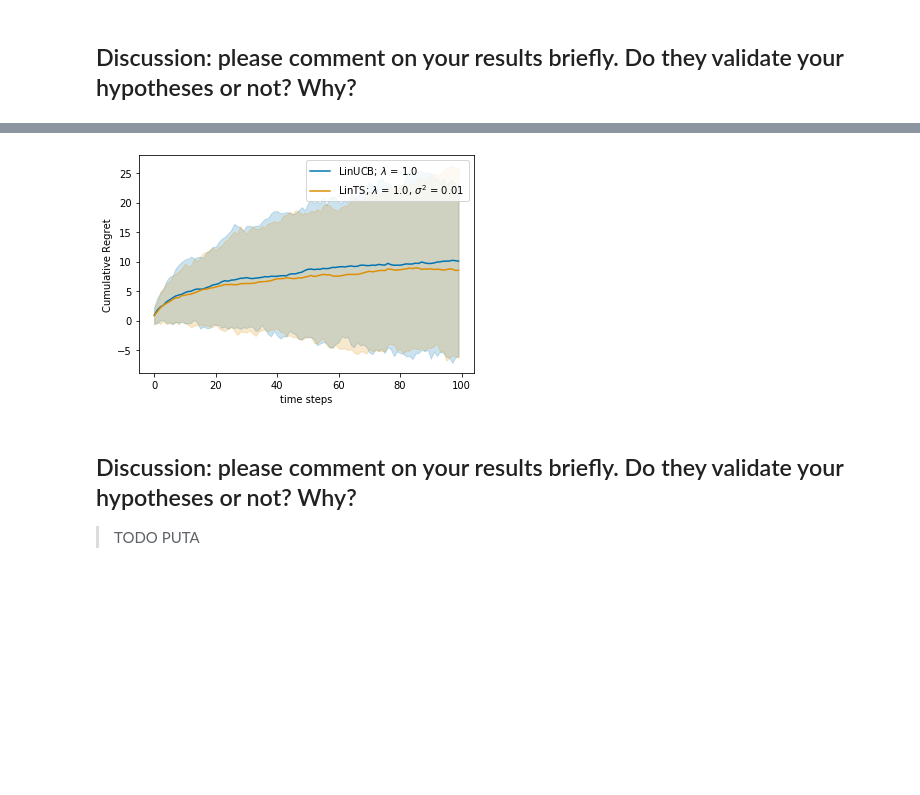
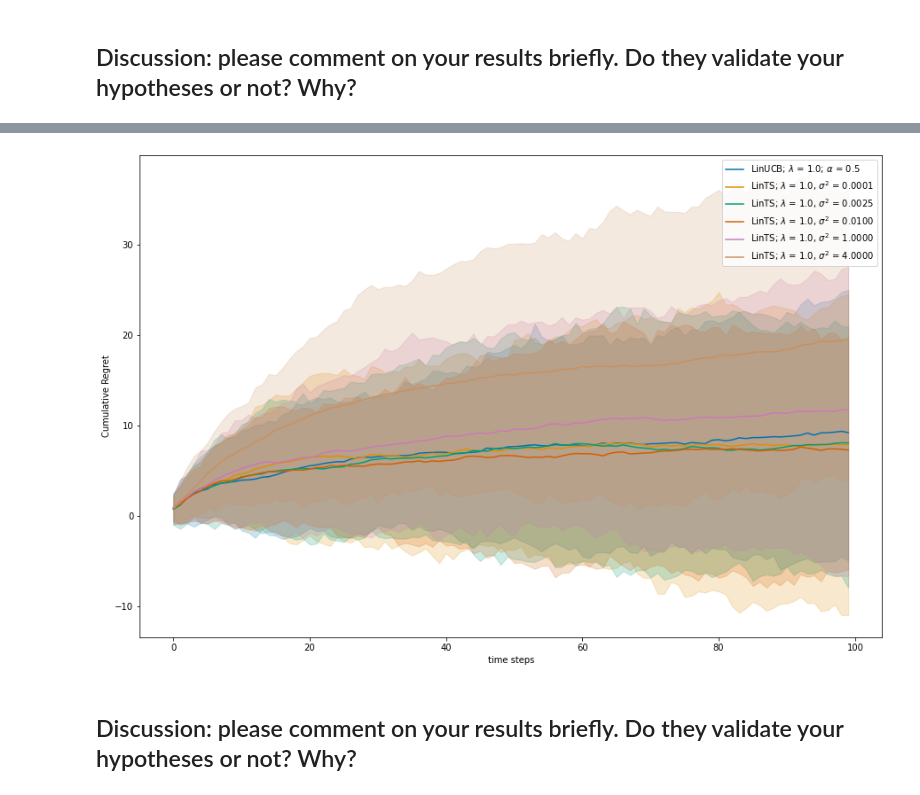
Before and after one commit to EugeneSel/linear-bandits, a Jupyter notebook: StochasticLinearBandits-2021-TBC.ipynb, the cells around one changed output, grey strips where cells are left out. Cells and saved outputs as stored; diff of their text form; code cells hidden in the pictures; blank space fills up the shorter version.

```diff
--- a/StochasticLinearBandits-2021-TBC.ipynb
+++ b/StochasticLinearBandits-2021-TBC.ipynb
@@ -342,7 +342,7 @@ class LinTS(Agent):
                         / (self.sigma ** 2 + a.T @ self.Sigma @ a)
 
     def name(self):
-        name = "LinTS; $\lambda$ = {:.1f}, $\sigma^2$ = {:.2f}".format(self.lambda_reg, self.sigma ** 2)
+        name = "LinTS; $\lambda$ = {:.1f}, $\sigma^2$ = {:.4f}".format(self.lambda_reg, self.sigma ** 2)
 
         return name
 # %% [markdown]
@@ -390,7 +390,7 @@ theta = np.random.randint(2, size=d)
 theta = theta / np.linalg.norm(theta)
 
 T = 100  # Finite Horizon
-N = 10  # Monte Carlo simulations
+N = 100  # Monte Carlo simulations
 
 delta = 0.1
 
@@ -444,15 +448,12 @@ plot_regret(all_data)
 # %%
 basicGaussianBandit = LinearBandit(theta, K)
-agent1 = LinUCB(T, d, delta, lambda_reg=1.)
-agent2 = LinTS(T, d, lambda_reg=1., sigma=.1)
-#....TODO
+agents = [LinUCB(T, d, delta, lambda_reg=1., alpha=0.5)]
+agents += [LinTS(T, d, lambda_reg=1., sigma=_sigma) for _sigma in [0.01, 0.05, 0.1, 1, 2]]
 
-all_data = experiment(basicGaussianBandit, [agent1, agent2], Nmc=100, T=100)
+all_data = experiment(basicGaussianBandit, agents, Nmc=N, T=T)
 
 plot_regret(all_data)
 # %% [output]
-[figure, old version]
+[figure, new version]
 # %% [markdown]
 ## Discussion: please comment on your results briefly. Do they validate your hypotheses or not? Why?
-
-> TODO PUTA
```
Also changed, not shown: parts of 9 cells of this notebook, 1 other file.
